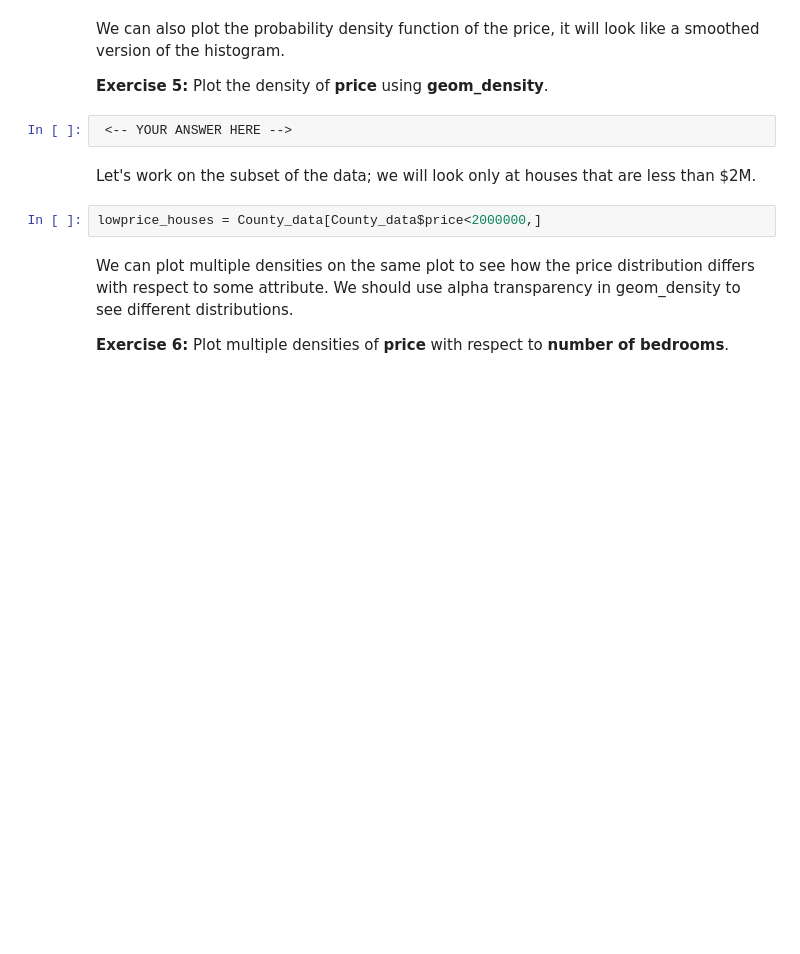
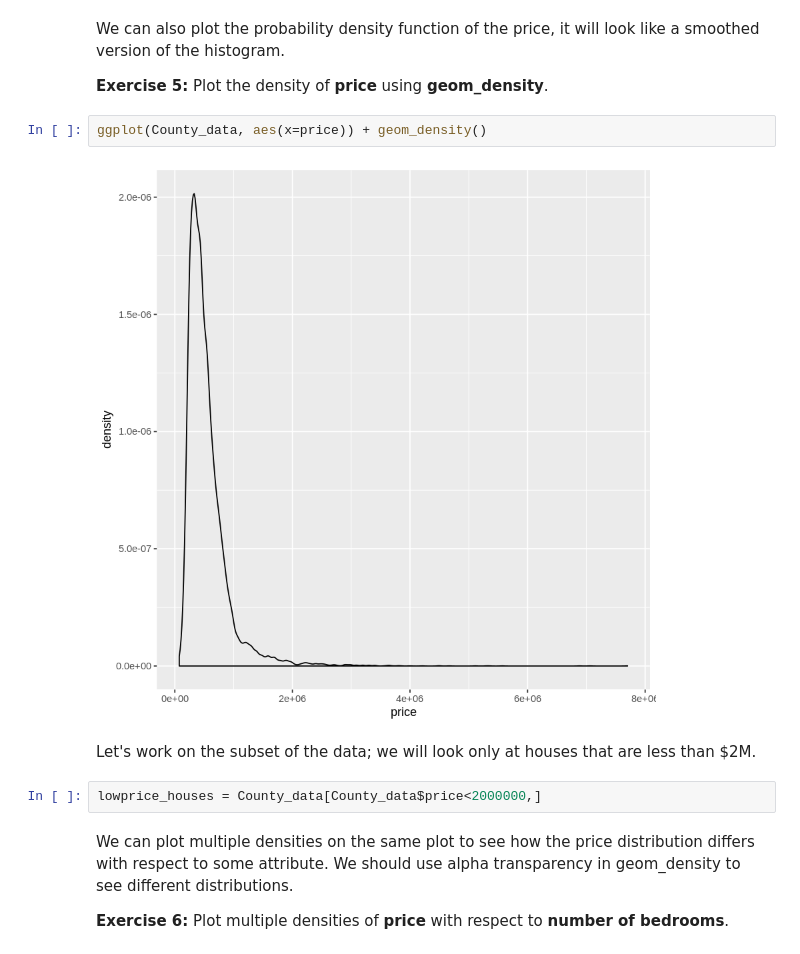
Before and after one commit to BlakeBigG/Big_Data_Visualization_MS, a Jupyter notebook: modules/module3/exercises/L3_R_Exercise.ipynb, the cells around one changed output. Saved outputs shown, nothing was run; the diff lists cells and outputs as text; blank space fills up the shorter version.

```diff
--- a/modules/module3/exercises/L3_R_Exercise.ipynb
+++ b/modules/module3/exercises/L3_R_Exercise.ipynb
@@ -38,8 +93,10 @@ This gives a better relation between price and square footage. Let's plot a hist
 We can also plot the probability density function of the price, it will look like a smoothed version of the histogram.
 
 **Exercise 5:** Plot the density of **price** using **geom_density**.
-# %%
- <-- YOUR ANSWER HERE -->
+# %%
+ggplot(County_data, aes(x=price)) + geom_density()
+# %% [output]
+[figure, added]
 # %% [markdown]
 Let's work on the subset of the data; we will look only at houses that are less than $2M.
 # %%
```
Also changed, not shown: parts of 28 cells of this notebook, 1 other file.
